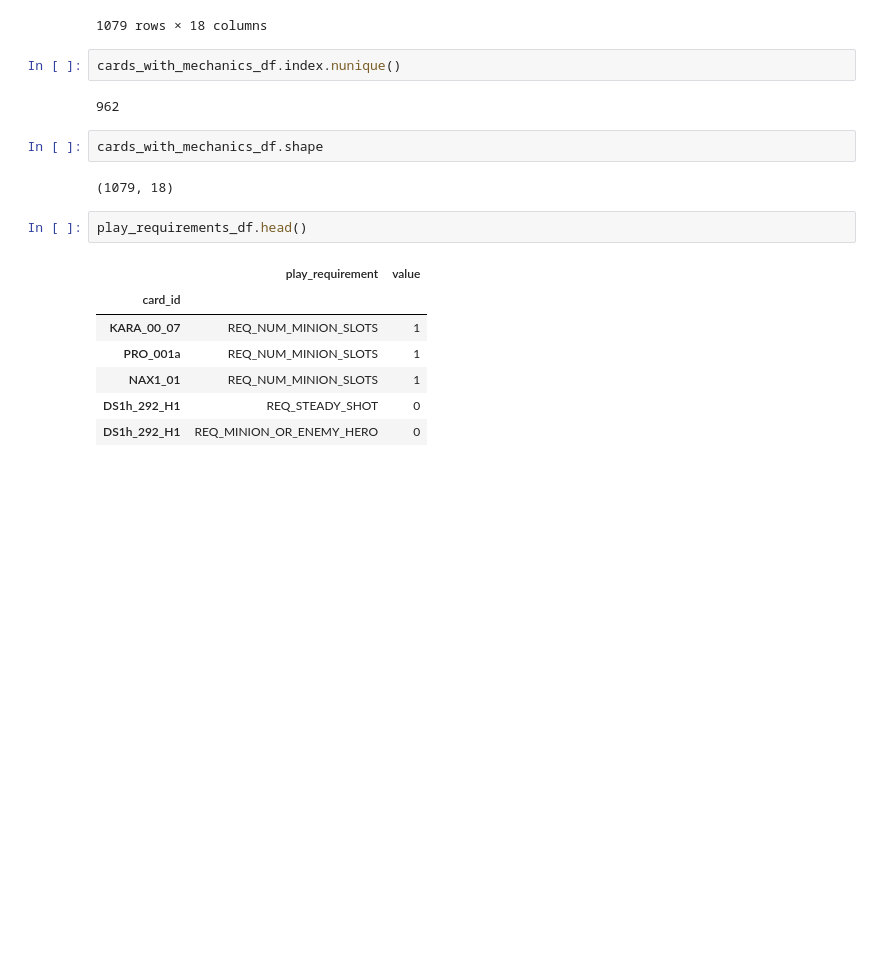
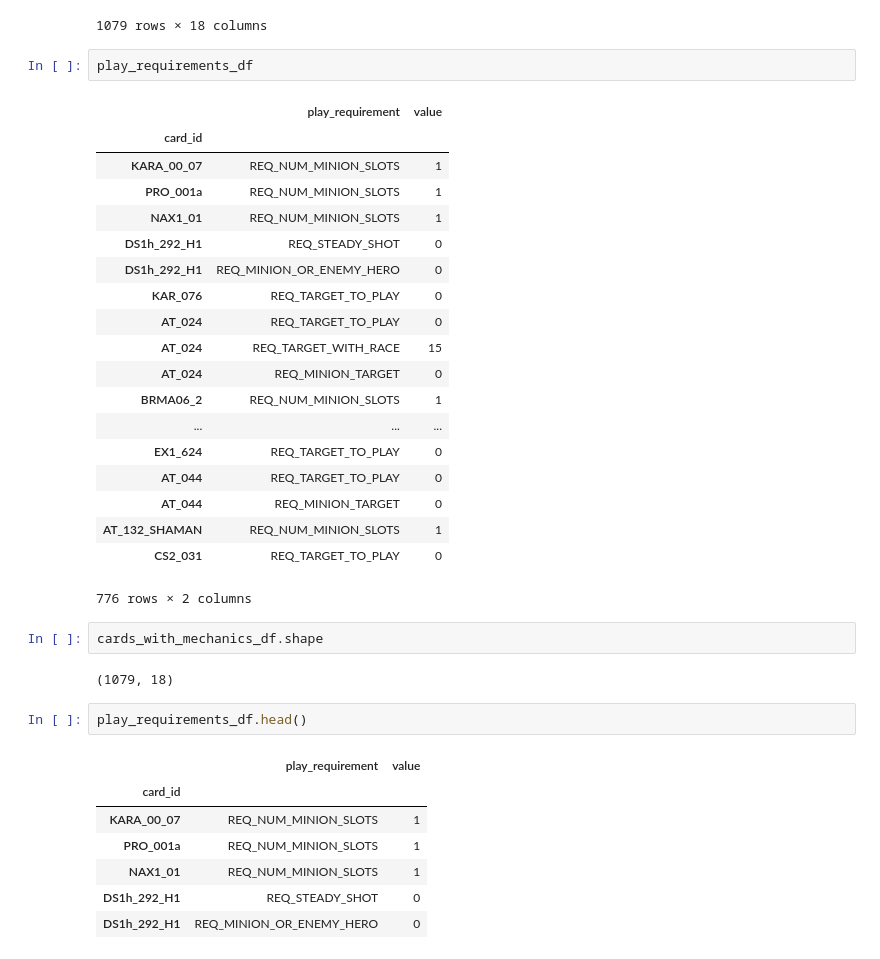
Before and after one commit to mzhou356/dsc-combining-dataframes-pandas-lab-dc-ds-060319, a Jupyter notebook: index.ipynb, the cells around one changed output. Drawn from its saved outputs; the diff is of its cells as text; blank space fills up the shorter version.

```diff
--- a/index.ipynb
+++ b/index.ipynb
@@ -213,10 +213,28 @@ cards_with_mechanics_df
 | hexfrog | NEUTRAL | MINION | Frog | CORE | <b>Taunt</b> | 0.0 | 0.0 | 1.0 | COMMON | NaN | ... |
 | tt_010 | MAGE | SPELL | Spellbender | EXPERT1 | <b>Secret:</b> When an enemy cast... | 3.0 | NaN | NaN | EPIC | 1.0 | ... |
 1079 rows × 18 columns
-# %%
-cards_with_mechanics_df.index.nunique()
-# %% [output]
-962
+# %%
+play_requirements_df
+# %% [output]
+|  | play_requirement | value |
+| card_id |  |  |
+| KARA_00_07 | REQ_NUM_MINION_SLOTS | 1 |
+| PRO_001a | REQ_NUM_MINION_SLOTS | 1 |
+| NAX1_01 | REQ_NUM_MINION_SLOTS | 1 |
+| DS1h_292_H1 | REQ_STEADY_SHOT | 0 |
+| DS1h_292_H1 | REQ_MINION_OR_ENEMY_HERO | 0 |
+| KAR_076 | REQ_TARGET_TO_PLAY | 0 |
+| AT_024 | REQ_TARGET_TO_PLAY | 0 |
+| AT_024 | REQ_TARGET_WITH_RACE | 15 |
+| AT_024 | REQ_MINION_TARGET | 0 |
+| BRMA06_2 | REQ_NUM_MINION_SLOTS | 1 |
+| ... | ... | ... |
+| EX1_624 | REQ_TARGET_TO_PLAY | 0 |
+| AT_044 | REQ_TARGET_TO_PLAY | 0 |
+| AT_044 | REQ_MINION_TARGET | 0 |
+| AT_132_SHAMAN | REQ_NUM_MINION_SLOTS | 1 |
+| CS2_031 | REQ_TARGET_TO_PLAY | 0 |
+776 rows × 2 columns
 # %%
 cards_with_mechanics_df.shape
 # %% [output]
```
